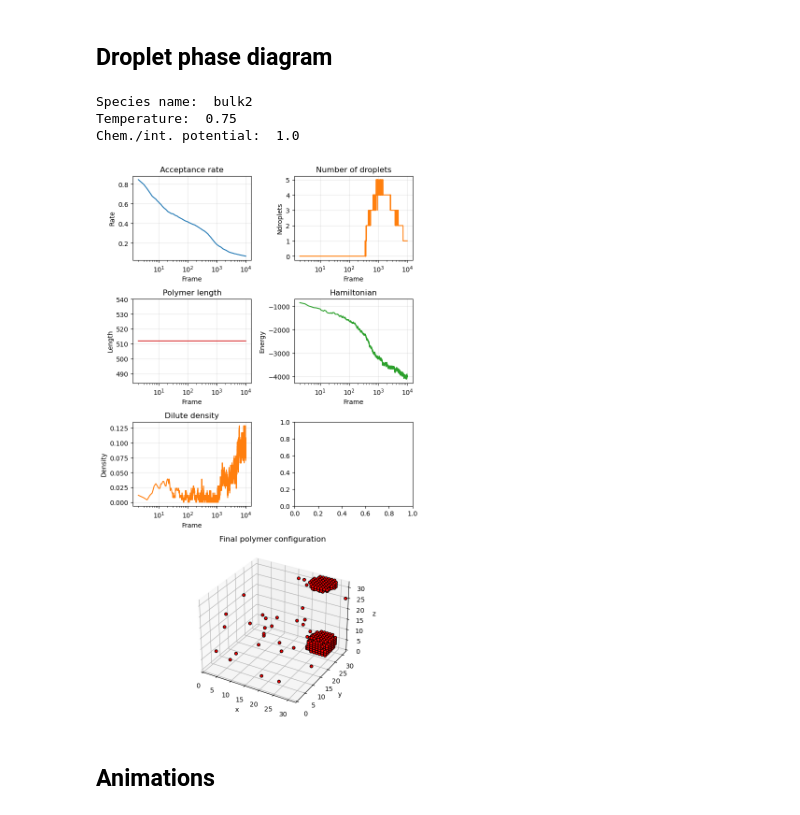
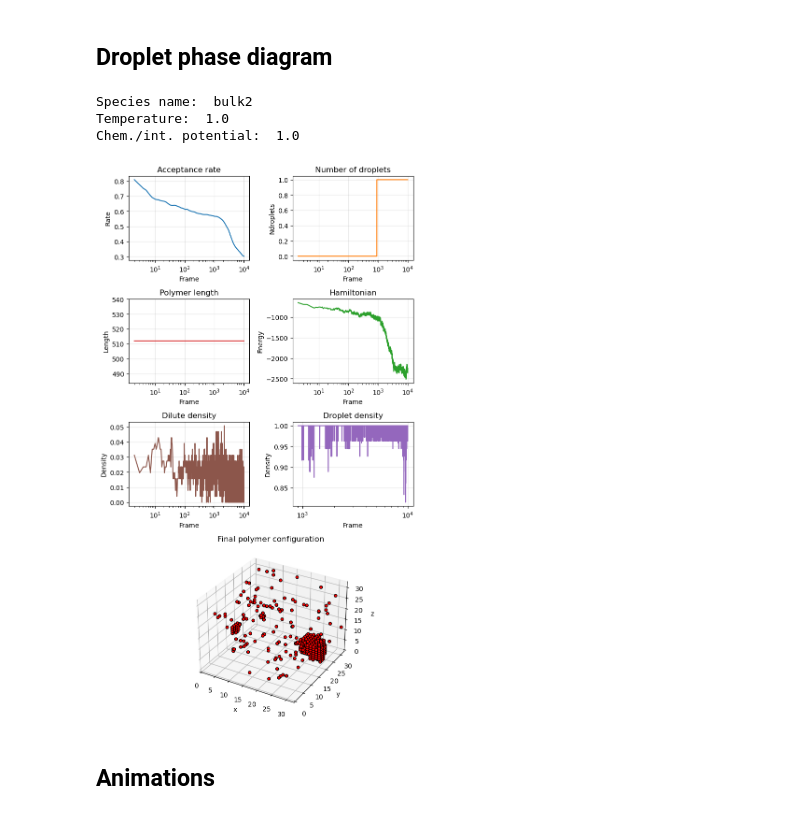
Before and after one commit to ta-rekt/Droplet, a Jupyter notebook: viz.ipynb, the cells around one changed output. Drawn from its saved outputs; the diff is of its cells as text; code cells hidden in the pictures.

```diff
--- a/viz.ipynb
+++ b/viz.ipynb
@@ -64,7 +64,7 @@ for key, val in slist.items():
     #     ax.scatter(x, y, z, s=60, c='red', marker='o', edgecolor="black", alpha=1)
 
     if val["name"][:4] == "bulk":
-        ax.scatter(x-0.5, y-0.5, z-0.5, s=20, c='blue', marker='o', edgecolor="black", alpha=0.5)
+        ax.scatter(x-0.5, y-0.5, z-0.5, s=100, c='blue', marker='o', edgecolor="black", alpha=0.5)
 
 ax.set_title('Self-avoiding 3D random walk')
 ax.set_xlabel('x')
@@ -376,7 +376,7 @@ def plot_simulation_dashboard(res_or_path, keya, keyb, show=True, psize=30):
     ndrop = to_np("ndroplets")
     ham = to_np("hamiltonian")
     acc = to_np("acceptance_rate")
-    # ddens = np.array([np.mean(x) for x in to_np("droplet_densities")])
+    ddens = np.array([np.mean(x) for x in res["droplet_densities"]])
     bdens = to_np("dilute_density")
 
     if "polymer_length" in res.keys():
@@ -414,16 +414,16 @@ def plot_simulation_dashboard(res_or_path, keya, keyb, show=True, psize=30):
     ax_ndrop.grid(True, alpha=0.3)
     ax_ndrop.set_xscale('log')
 
-    # if len(ddens):
-    #     ax_ddens.plot(frames[1:len(ddens)], ddens[1:], color='C0')
-    # ax_ddens.set_title('Droplet density')
-    # ax_ddens.set_xlabel('Frame')
-    # ax_ddens.set_ylabel('Density')
-    # ax_ddens.grid(True, alpha=0.3)
-    # ax_ddens.set_xscale('log')
+    if len(ddens):
+        ax_ddens.plot(frames[1:len(ddens)], ddens[1:], color='C4')
+    ax_ddens.set_title('Droplet density')
+    ax_ddens.set_xlabel('Frame')
+    ax_ddens.set_ylabel('Density')
+    ax_ddens.grid(True, alpha=0.3)
+    ax_ddens.set_xscale('log')
 
     if len(bdens):
-        ax_bdens.plot(frames[1:len(bdens)], bdens[1:], color='C1')
+        ax_bdens.plot(frames[1:len(bdens)], bdens[1:], color='C5')
     ax_bdens.set_title('Dilute density')
     ax_bdens.set_xlabel('Frame')
     ax_bdens.set_ylabel('Density')
@@ -468,15 +468,15 @@ def plot_simulation_dashboard(res_or_path, keya, keyb, show=True, psize=30):
     return fig
 # %%
 # Example usage:
-alpha_index = 3
+alpha_index = 4
 beta_index = 1
 fig = plot_simulation_dashboard('data/20251119/helloworld_flory_huggins/output_cpu{}.json'.format(alpha_index),
                                 alpha_index, beta_index, psize=20)
 # %% [output]
 Species name:  bulk2
-Temperature:  0.75
+Temperature:  1.0
 Chem./int. potential:  1.0
-[figure, old version]
+[figure, new version]
 # %% [markdown]
 ## Animations
 # %% [markdown]
```
Also changed, not shown: parts of 1 cell of this notebook, 5 other files.
